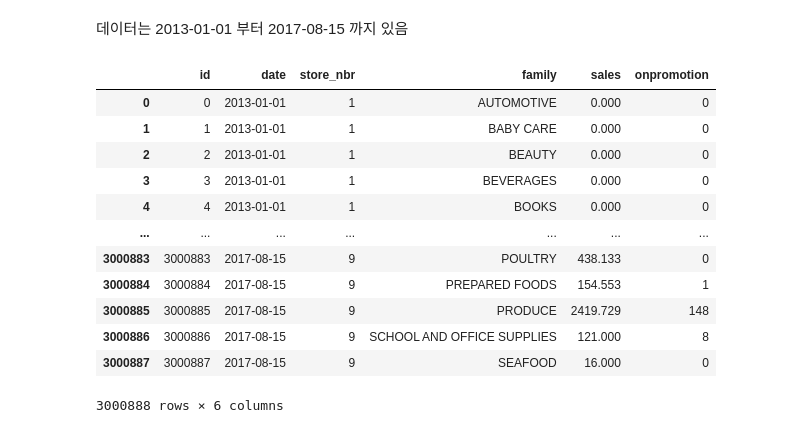
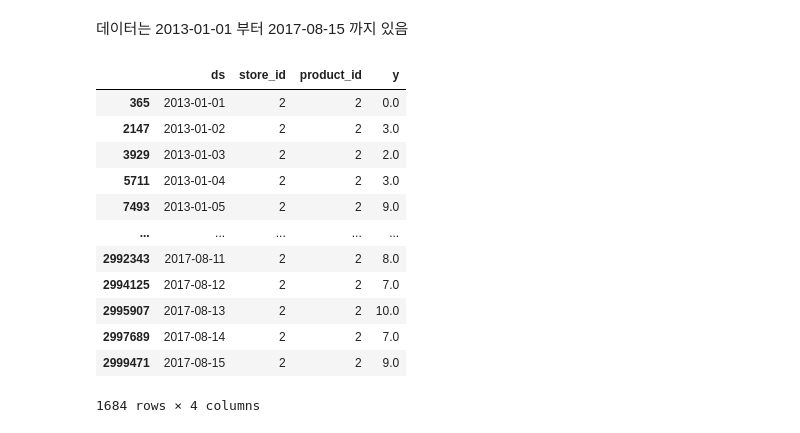
Before and after one commit to UniM0cha/Project-MachineLearning, a Jupyter notebook: Flask/prophet_test.ipynb, the cells around one changed output. Saved outputs shown, nothing was run; the diff lists cells and outputs as text; code cells hidden in the pictures.

```diff
--- a/Flask/prophet_test.ipynb
+++ b/Flask/prophet_test.ipynb
@@ -5,18 +17,20 @@
 # %%
 import pandas as pd
-data = pd.read_csv('sales_raw.csv')
+
+data = pd.read_csv('./../data/sales_modified.csv', index_col=0)
+data = data[(data['store_id'] == 2) & (data['product_id'] == 2)]
 data
 # %% [output]
-|  | id | date | store_nbr | family | sales | onpromotion |
-| 0 | 0 | 2013-01-01 | 1 | AUTOMOTIVE | 0.000 | 0 |
-| 1 | 1 | 2013-01-01 | 1 | BABY CARE | 0.000 | 0 |
-| 2 | 2 | 2013-01-01 | 1 | BEAUTY | 0.000 | 0 |
-| 3 | 3 | 2013-01-01 | 1 | BEVERAGES | 0.000 | 0 |
-| 4 | 4 | 2013-01-01 | 1 | BOOKS | 0.000 | 0 |
-| ... | ... | ... | ... | ... | ... | ... |
-| 3000883 | 3000883 | 2017-08-15 | 9 | POULTRY | 438.133 | 0 |
-| 3000884 | 3000884 | 2017-08-15 | 9 | PREPARED FOODS | 154.553 | 1 |
-| 3000885 | 3000885 | 2017-08-15 | 9 | PRODUCE | 2419.729 | 148 |
-| 3000886 | 3000886 | 2017-08-15 | 9 | SCHOOL AND OFFICE SUPPLIES | 121.000 | 8 |
-| 3000887 | 3000887 | 2017-08-15 | 9 | SEAFOOD | 16.000 | 0 |
+|  | ds | store_id | product_id | y |
+| 365 | 2013-01-01 | 2 | 2 | 0.0 |
+| 2147 | 2013-01-02 | 2 | 2 | 3.0 |
+| 3929 | 2013-01-03 | 2 | 2 | 2.0 |
+| 5711 | 2013-01-04 | 2 | 2 | 3.0 |
+| 7493 | 2013-01-05 | 2 | 2 | 9.0 |
+| ... | ... | ... | ... | ... |
+| 2992343 | 2017-08-11 | 2 | 2 | 8.0 |
+| 2994125 | 2017-08-12 | 2 | 2 | 7.0 |
+| 2995907 | 2017-08-13 | 2 | 2 | 10.0 |
+| 2997689 | 2017-08-14 | 2 | 2 | 7.0 |
+| 2999471 | 2017-08-15 | 2 | 2 | 9.0 |
-3000888 rows × 6 columns
+1684 rows × 4 columns
```
Also changed, not shown: parts of 8 cells of this notebook, 12 other files.
